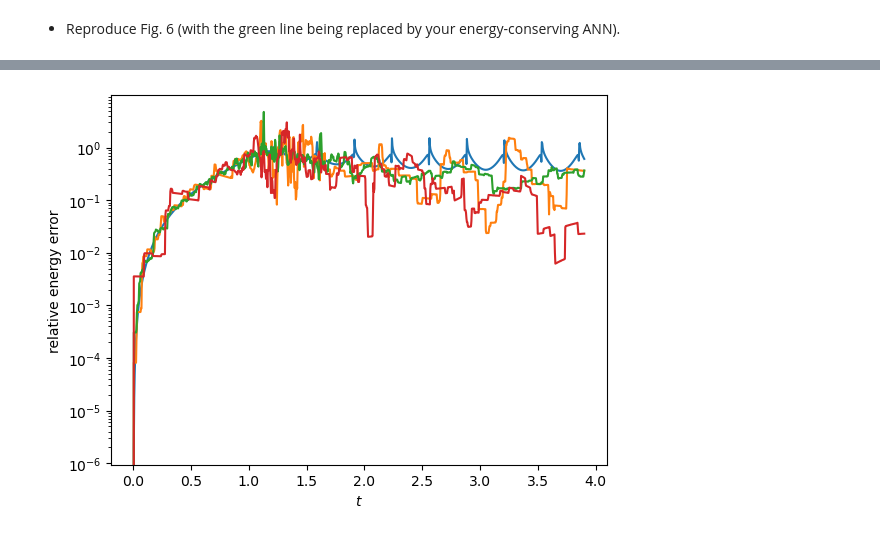
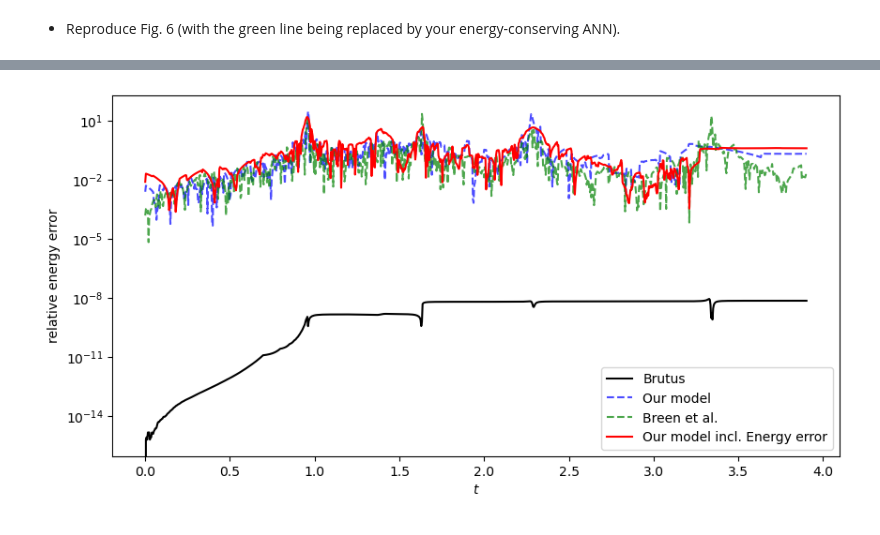
Before and after one commit to stach/lfd-project, a Jupyter notebook: Project2/project2.ipynb, the cells around one changed output, grey strips where cells are left out. Saved outputs shown, nothing was run; the diff lists cells and outputs as text; code cells hidden in the pictures.

Commit message:
finalised energy error

```diff
--- a/Project2/project2.ipynb
+++ b/Project2/project2.ipynb
@@ -183,6 +187,9 @@ print(y.shape)
 # Perform train, validation, test split [0.81,0.09,0.1]
 X_train, X_test, y_train, y_test = train_test_split(x, y, test_size=TEST_SPLIT, random_state=SEED)
 X_train, X_validation, y_train, y_validation = train_test_split(X_train, y_train, test_size=VALIDATION_SPLIT, random_state=SEED)
+
+X_v_train, _, y_v_train, y_v_test = train_test_split(x, y_v, test_size=TEST_SPLIT, random_state=SEED)
+_, _, y_v_train, y_v_validation = train_test_split(X_v_train, y_v_train, test_size=VALIDATION_SPLIT, random_state=SEED)
 
 # flatten an axis to make trajectories consecutive
 X_train_single = X_train.reshape(1000*X_train.shape[0],3) # reshape from (Ntrajectories, Ntimes, 3) to (Ntrajectories*Ntimes, 3)
@@ -197,5 +204,5 @@ y_validation_single = y_validation.reshape(1000*y_validation.shape[0],4)
 # To tensor and batch
 dataset_train = tf.data.Dataset.from_tensor_slices((X_train_single, y_train_single)).batch(BATCH_SIZE)
 dataset_validation = tf.data.Dataset.from_tensor_slices((X_validation_single, y_validation_single)).batch(BATCH_SIZE)
-dataset_test = tf.data.Dataset.from_tensor_slices((X_test_single, y_test_single)).batch(BATCH_SIZE).batch(BATCH_SIZE)
+dataset_test = tf.data.Dataset.from_tensor_slices((X_test_single, y_test_single)).batch(BATCH_SIZE)
 # %% [output]
@@ -228,6 +235,10 @@ if train:
     # Define Sequential MLP network with 6 layers à 128 neurons and an output layer
     model = models.Sequential([
         layers.InputLayer(3),
+        layers.Dense(128, activation='relu', kernel_initializer=initializers.HeNormal()),
+        layers.Dense(128, activation='relu', kernel_initializer=initializers.HeNormal()),
+        layers.Dense(128, activation='relu', kernel_initializer=initializers.HeNormal()),
+        layers.Dense(128, activation='relu', kernel_initializer=initializers.HeNormal()),
         layers.Dense(128, activation='relu', kernel_initializer=initializers.HeNormal()),
         layers.Dense(128, activation='relu', kernel_initializer=initializers.HeNormal()),
         layers.Dense(128, activation='relu', kernel_initializer=initializers.HeNormal()),
@@ -254,8 +261,8 @@ TODO: SAVE MODEL AS .KERAS
 # %%
 if not(train):
     # Insert the name of the model you want to load
-    model_name = "1410_1417"
-    model = keras.models.load_model(f"./models/NN_project2_{model_name}.h5")
+    model_name = "1910_0140"
+    model = keras.models.load_model(f"./models/NN_project2_{model_name}.keras")
 # %% [markdown]
 ### Get model summary
 # %%
@@ -822,12 +791,16 @@ def custom_loss(y, y_pred):
 # %%
 if not(trainE):
     # Insert the name of the model you want to load
-    model_name = "Eloss_1710_1033"
+    model_name = "Eloss_1910_0850_final"
     model_Eloss = keras.models.load_model(f"./models/NN_project2_{model_name}.keras")
 else:
     # Define Sequential MLP network with 6 layers à 128 neurons and an output layer
     model_Eloss = models.Sequential([
         layers.InputLayer(3),
+        layers.Dense(128, activation='relu', kernel_initializer=initializers.HeNormal()),
+        layers.Dense(128, activation='relu', kernel_initializer=initializers.HeNormal()),
+        layers.Dense(128, activation='relu', kernel_initializer=initializers.HeNormal()),
+        layers.Dense(128, activation='relu', kernel_initializer=initializers.HeNormal()),
         layers.Dense(128, activation='relu', kernel_initializer=initializers.HeNormal()),
         layers.Dense(128, activation='relu', kernel_initializer=initializers.HeNormal()),
         layers.Dense(128, activation='relu', kernel_initializer=initializers.HeNormal()),
@@ -945,29 +932,52 @@ plt.show()
 # %%
-idx = 0
+idx = 2347
+
 input_data = np.hstack((X_train[idx,:,0].reshape(1000,1),np.full((1000,2),X_train[idx,0,1:])))
+
+v_Brutus = y_v_train[idx] # velocity data for the first two particles from Brutus for that trajectory
+v_particle3 = tf.stack([-(v_Brutus[:,0]+v_Brutus[:,2]), -(v_Brutus[:,1]+v_Brutus[:,3])], axis=1) # velocity of the third particle
+v_data = tf.stack([v_Brutus[:,0:2], v_Brutus[:,2:], v_particle3], axis=0) # concatenation of the velocities such that the shape matches the shape of predicted_velocities
+
 
 y_Brutus = y_train[idx]
 y_model = model.predict(input_data, verbose=False)
 y_pre_trained = pre_trained_model.predict(input_data, verbose=False)
 y_Eloss = model_Eloss.predict(input_data, verbose=False)
 
-fig, ax = plt.subplots()
+fig, ax = plt.subplots(figsize=(10,5))
 
-for y in [y_Brutus, y_model, y_pre_trained, y_Eloss]:
+base_energy = tf.abs(tf_compute_potential_energy(*get_trajectories(y_Brutus)))[0]
+
+for y, label in zip([y_Brutus, y_model, y_pre_trained, y_Eloss], ["Brutus", "Our model", "Breen et al.", "Our model incl. Energy error"]):
+    # if label != "Brutus":
+    #     continue
+    base_energy_loop = tf.cast(base_energy, y.dtype)
+
     t = tf.convert_to_tensor(np.linspace(X_train[0,0,0], X_train[0,-1,0], X_train[0,:,0].size).reshape(-1,1), dtype = y.dtype)
     predicted_positions = get_trajectories(y) # Obtained from y_pred
     predicted_velocities = tf_compute_velocities(t, predicted_positions) # Obtained from predicted_positions, tlist
 
-    initial_potential_energy = tf_compute_potential_energy(*get_trajectories(y)) # Obtained from positions (y)
-
-    ke_predicted_trajectory = tf_compute_kinetic_energy(predicted_velocities) # Obtained from predicted_velocities
+    if label == "Brutus":
+        ke_predicted_trajectory = tf_compute_kinetic_energy(v_data)
+    else:
+        ke_predicted_trajectory = tf_compute_kinetic_energy(predicted_velocities) # Obtained from predicted_velocities
     pe_predicted_trajectory = tf_compute_potential_energy(*predicted_positions) # Obtained from predicted_positions
 
-    rel_energy_error = tf.abs(ke_predicted_trajectory + pe_predicted_trajectory -
-                     initial_potential_energy) / tf.abs(initial_potential_energy)
-    ax.plot(t, rel_energy_error)
+
+    rel_energy_error = tf.abs(tf.abs(ke_predicted_trajectory + pe_predicted_trajectory) -
+                     base_energy_loop) / base_energy_loop
+    if label == "Brutus":
+        ax.plot(t[::1], rel_energy_error[::1], ls='-', c='black', label=label)
+    elif label == "Our model":
+        ax.plot(t[::1], rel_energy_error[::1], ls='--', c='b', alpha=0.7, label=label)
+    elif label == "Breen et al.":
+        ax.plot(t[::1], rel_energy_error[::1], ls='--', c='g', alpha=0.7, label=label)
+    else:
+        ax.plot(t[::1], rel_energy_error[::1], ls='-', c='r', label=label)
 ax.set_yscale('log')
 ax.set_xlabel("$t$")
-ax.set_ylabel("relative energy error");
+ax.set_ylabel("relative energy error")
+ax.legend()
+fig.savefig("./plots/energy_error.png", dpi=400)
 # %% [output]
-[figure, old version]
+[figure, new version]
```
Also changed, not shown: parts of 18 cells of this notebook, 3 other files.
